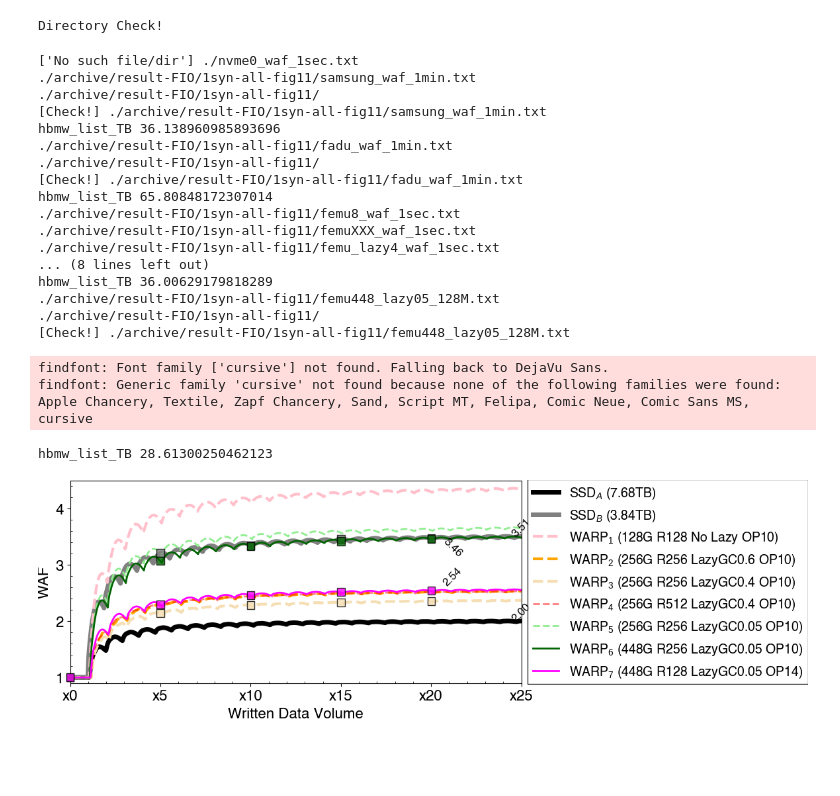
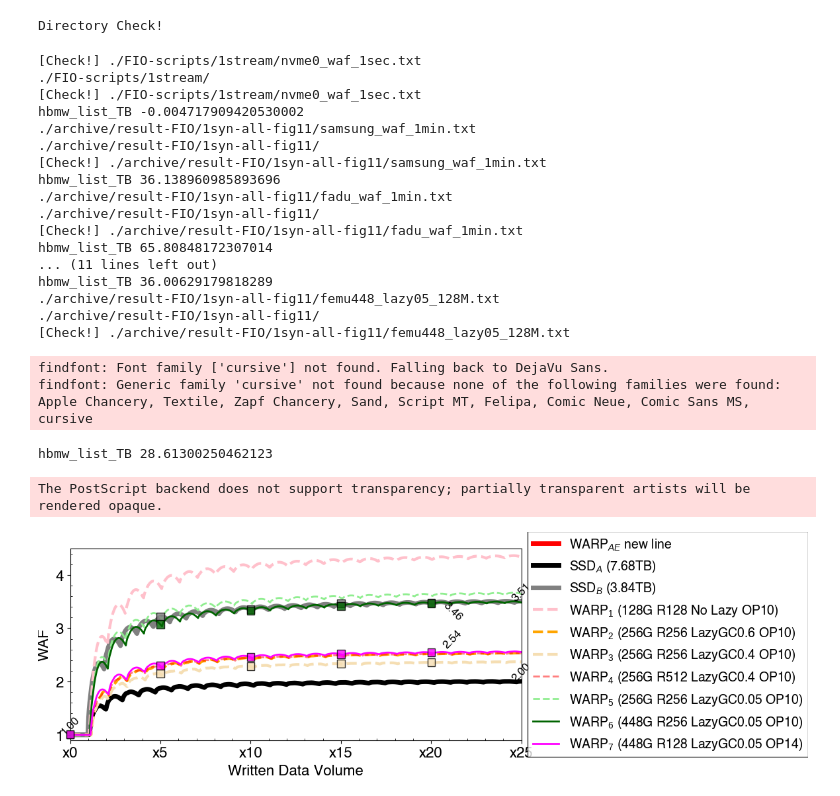
Before and after one commit to MoatLab/WARP-FAST26-AE, a Jupyter notebook: Fig11.ipynb, the cells around one changed output. Cells and saved outputs as stored; diff of their text form; code cells hidden in the pictures; blank space fills up the shorter version.

```diff
--- a/Fig11.ipynb
+++ b/Fig11.ipynb
@@ -329,7 +329,7 @@ waf_list_color = ['red']
 waf_list_bar = []
 #------------------------------------------------------------#
 for i, t in enumerate(waf_list_label):
-    data_dir = "./"
+    data_dir = "./FIO-scripts/1stream/"
     filename="nvme0_waf_1sec.txt"
     path = data_dir
 
@@ -681,38 +681,39 @@ for label in ax2.get_yticklabels():
     label.set_fontproperties(helvetica_prop)
     label.set_fontsize(MEDIUM_SIZE)
 
 #------------------------------------------------------------#
 fig.tight_layout()
 
 # ------------------- #
-isConference=False
+isConference=True
 if (isConference) :
     save_dir = "./"
-    fig_name = "val-1stream"
+    fig_name = "val-1stream-AE"
     plt.savefig("{0}{1}.eps".format(save_dir,fig_name)  ) #, dpi=100)
     plt.savefig("{0}{1}.pdf".format(save_dir,fig_name)  ) #, dpi=100)
     plt.savefig("{0}{1}.png".format(save_dir,fig_name)  ) #, dpi=100)
     plt.savefig("{0}{1}.jpeg".format(save_dir,fig_name) ) #, dpi=100)
 # ------------------- #
 # %% [output]
-['No such file/dir'] ./nvme0_waf_1sec.txt
+[Check!] ./FIO-scripts/1stream/nvme0_waf_1sec.txt
+./FIO-scripts/1stream/
+[Check!] ./FIO-scripts/1stream/nvme0_waf_1sec.txt
+hbmw_list_TB -0.004717909420530002
 ./archive/result-FIO/1syn-all-fig11/samsung_waf_1min.txt
 ./archive/result-FIO/1syn-all-fig11/
 [Check!] ./archive/result-FIO/1syn-all-fig11/samsung_waf_1min.txt
 hbmw_list_TB 36.138960985893696
 ./archive/result-FIO/1syn-all-fig11/fadu_waf_1min.txt
 ./archive/result-FIO/1syn-all-fig11/
 [Check!] ./archive/result-FIO/1syn-all-fig11/fadu_waf_1min.txt
 hbmw_list_TB 65.80848172307014
-./archive/result-FIO/1syn-all-fig11/femu8_waf_1sec.txt
-./archive/result-FIO/1syn-all-fig11/femuXXX_waf_1sec.txt
-./archive/result-FIO/1syn-all-fig11/femu_lazy4_waf_1sec.txt
-... (8 lines left out)
+... (11 lines left out)
 hbmw_list_TB 36.00629179818289
 ./archive/result-FIO/1syn-all-fig11/femu448_lazy05_128M.txt
 ./archive/result-FIO/1syn-all-fig11/
 [Check!] ./archive/result-FIO/1syn-all-fig11/femu448_lazy05_128M.txt
 findfont: Font family ['cursive'] not found. Falling back to DejaVu Sans.
 findfont: Generic family 'cursive' not found because none of the following families were found: Apple Chancery, Textile, Zapf Chancery, Sand, Script MT, Felipa, Comic Neue, Comic Sans MS, cursive
 hbmw_list_TB 28.61300250462123
+The PostScript backend does not support transparency; partially transparent artists will be rendered opaque.
-[figure, old version]
+[figure, new version]
```
Also changed, not shown: 2 other files.
